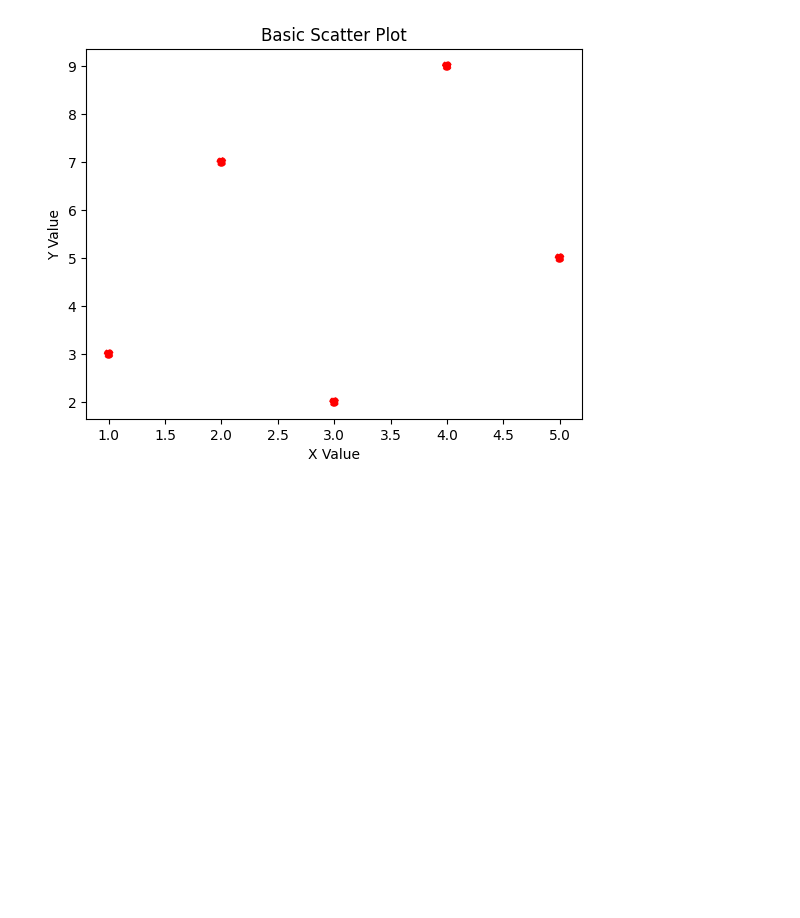
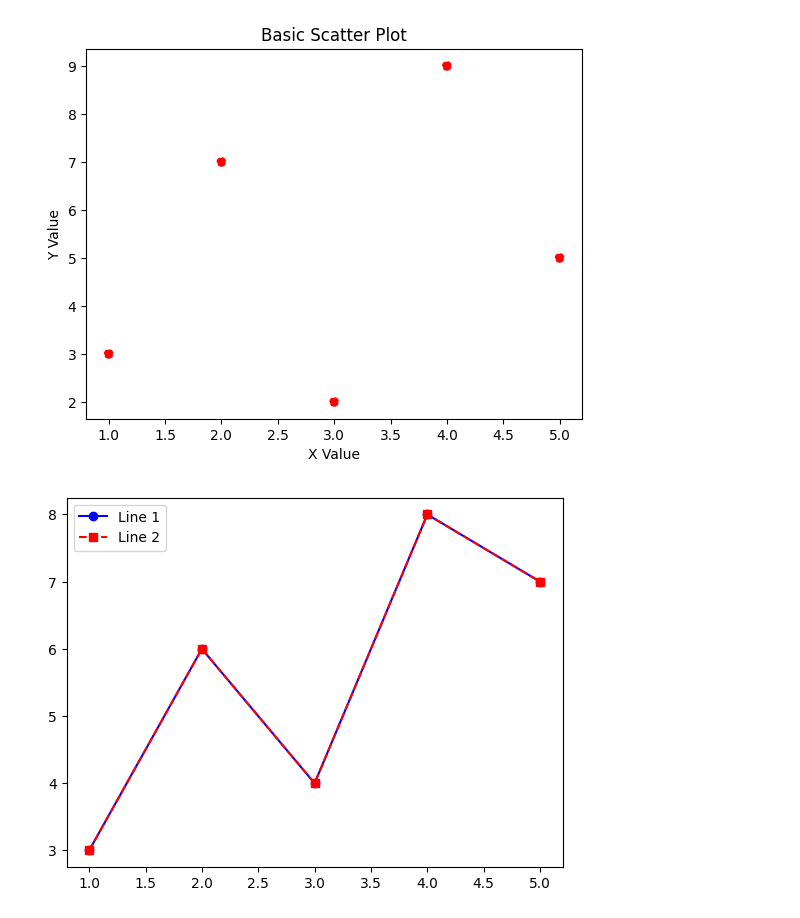
Before and after one commit to Hammad-Ahmedd/python, a Jupyter notebook: matplotlib/phase_1.ipynb, the cells around one changed output. Saved outputs shown, nothing was run; the diff lists cells and outputs as text; code cells hidden in the pictures; blank space fills up the shorter version.

Commit message:
metplotlib merge graphs ,download graphs image ,

```diff
--- a/matplotlib/phase_1.ipynb
+++ b/matplotlib/phase_1.ipynb
@@ -66,3 +66,16 @@ plt.title("Basic Scatter Plot")
 plt.show()
 # %% [output]
 [figure]
+# %%
+a = [1, 2, 3, 4, 5]
+b = [3, 6, 4, 8, 7]
+
+y2 = [2, 4, 5, 7, 6]
+
+plt.plot(a, b, color='blue', marker='o', label="Line 1")
+plt.plot(a, b, color='red', marker='s', linestyle='--', label="Line 2")
+
+plt.legend()
+plt.show()
+# %% [output]
+[figure, added]
```
Also changed, not shown: 1 other file.
